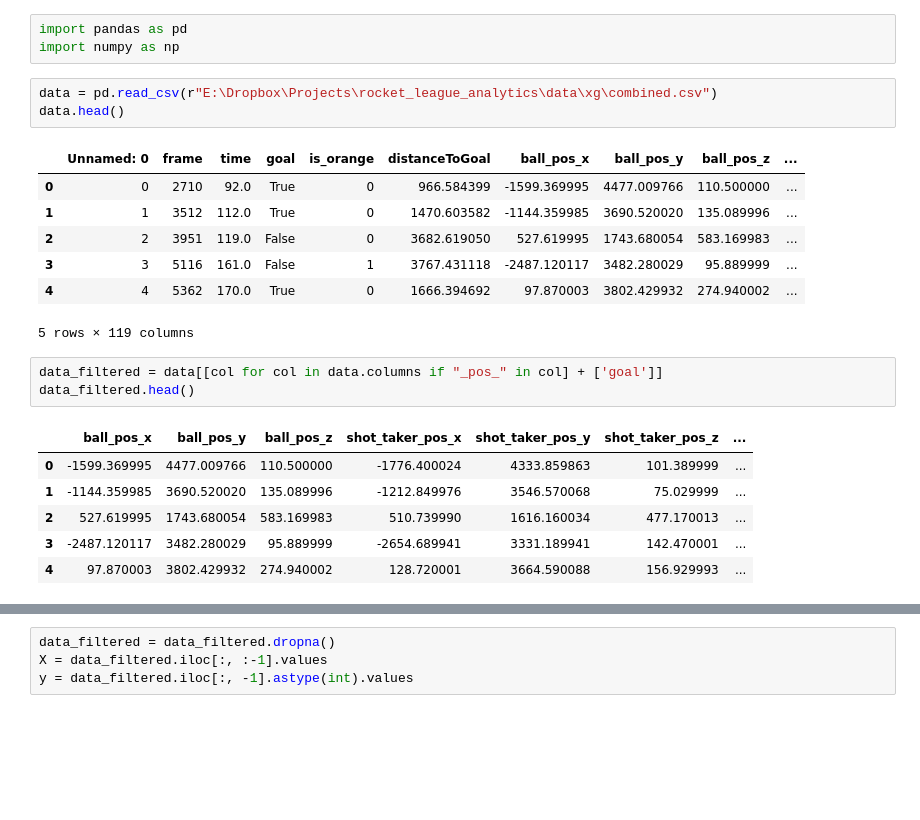
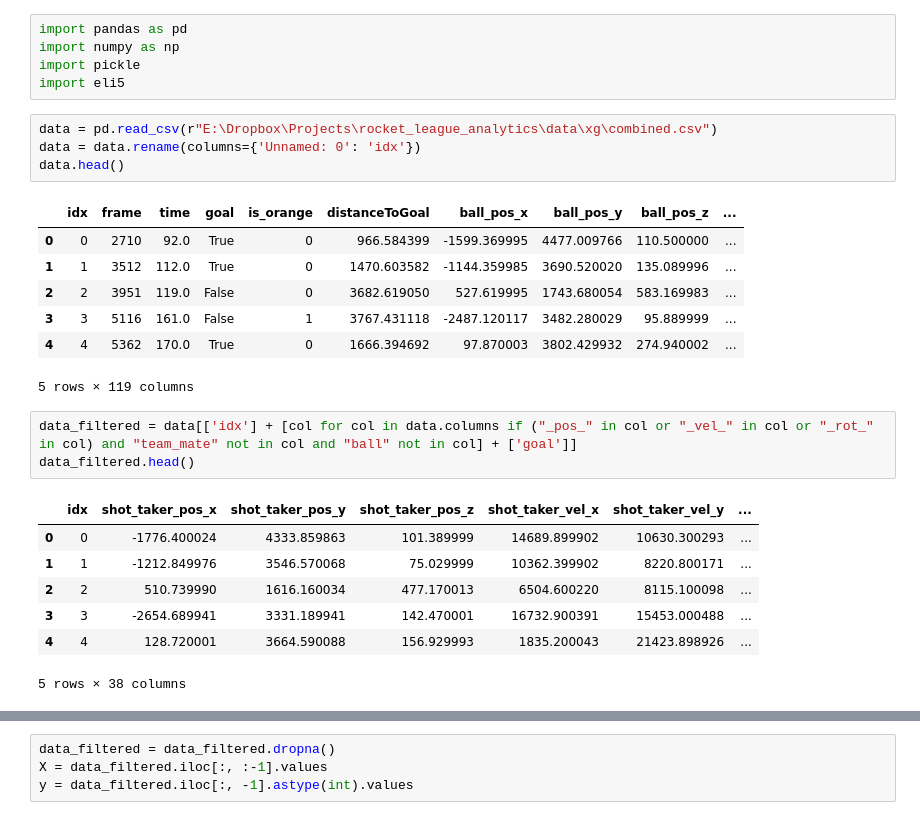
Before and after one commit to sertalpbilal/rocket_league_analytics, a Jupyter notebook: extra/xg_v1.ipynb, the cells around one changed output, grey strips where cells are left out. Cells and saved outputs as stored; diff of their text form; blank space fills up the shorter version.

```diff
--- a/extra/xg_v1.ipynb
+++ b/extra/xg_v1.ipynb
@@ -1,11 +1,14 @@
 # %%
 import pandas as pd
 import numpy as np
+import pickle
+import eli5
 # %%
 data = pd.read_csv(r"E:\Dropbox\Projects\rocket_league_analytics\data\xg\combined.csv")
+data = data.rename(columns={'Unnamed: 0': 'idx'})
 data.head()
 # %% [output]
-|  | Unnamed: 0 | frame | time | goal | is_orange | distanceToGoal | ball_pos_x | ball_pos_y | ball_pos_z | ... |
+|  | idx | frame | time | goal | is_orange | distanceToGoal | ball_pos_x | ball_pos_y | ball_pos_z | ... |
 | 0 | 0 | 2710 | 92.0 | True | 0 | 966.584399 | -1599.369995 | 4477.009766 | 110.500000 | ... |
 | 1 | 1 | 3512 | 112.0 | True | 0 | 1470.603582 | -1144.359985 | 3690.520020 | 135.089996 | ... |
 | 2 | 2 | 3951 | 119.0 | False | 0 | 3682.619050 | 527.619995 | 1743.680054 | 583.169983 | ... |
@@ -13,12 +16,13 @@ data.head()
 | 4 | 4 | 5362 | 170.0 | True | 0 | 1666.394692 | 97.870003 | 3802.429932 | 274.940002 | ... |
 5 rows × 119 columns
 # %%
-data_filtered = data[[col for col in data.columns if "_pos_" in col] + ['goal']]
+data_filtered = data[['idx'] + [col for col in data.columns if ("_pos_" in col or "_vel_" in col or "_rot_" in col) and "team_mate" not in col and "ball" not in col] + ['goal']]
 data_filtered.head()
 # %% [output]
-|  | ball_pos_x | ball_pos_y | ball_pos_z | shot_taker_pos_x | shot_taker_pos_y | shot_taker_pos_z | ... |
-| 0 | -1599.369995 | 4477.009766 | 110.500000 | -1776.400024 | 4333.859863 | 101.389999 | ... |
-| 1 | -1144.359985 | 3690.520020 | 135.089996 | -1212.849976 | 3546.570068 | 75.029999 | ... |
-| 2 | 527.619995 | 1743.680054 | 583.169983 | 510.739990 | 1616.160034 | 477.170013 | ... |
-| 3 | -2487.120117 | 3482.280029 | 95.889999 | -2654.689941 | 3331.189941 | 142.470001 | ... |
-| 4 | 97.870003 | 3802.429932 | 274.940002 | 128.720001 | 3664.590088 | 156.929993 | ... |
+|  | idx | shot_taker_pos_x | shot_taker_pos_y | shot_taker_pos_z | shot_taker_vel_x | shot_taker_vel_y | ... |
+| 0 | 0 | -1776.400024 | 4333.859863 | 101.389999 | 14689.899902 | 10630.300293 | ... |
+| 1 | 1 | -1212.849976 | 3546.570068 | 75.029999 | 10362.399902 | 8220.800171 | ... |
+| 2 | 2 | 510.739990 | 1616.160034 | 477.170013 | 6504.600220 | 8115.100098 | ... |
+| 3 | 3 | -2654.689941 | 3331.189941 | 142.470001 | 16732.900391 | 15453.000488 | ... |
+| 4 | 4 | 128.720001 | 3664.590088 | 156.929993 | 1835.200043 | 21423.898926 | ... |
+5 rows × 38 columns
```
Also changed, not shown: parts of 13 cells of this notebook, 2 other files.
